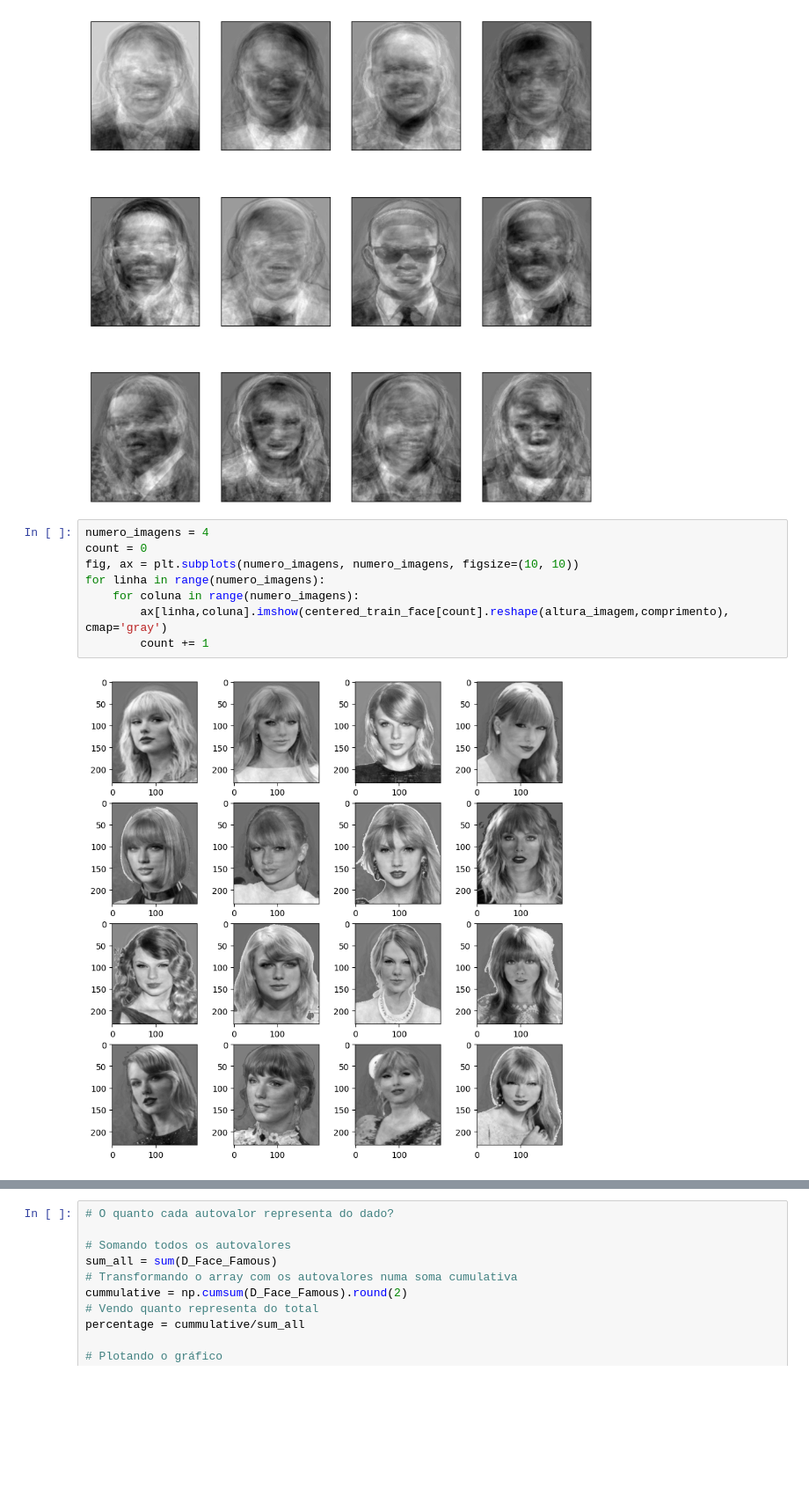
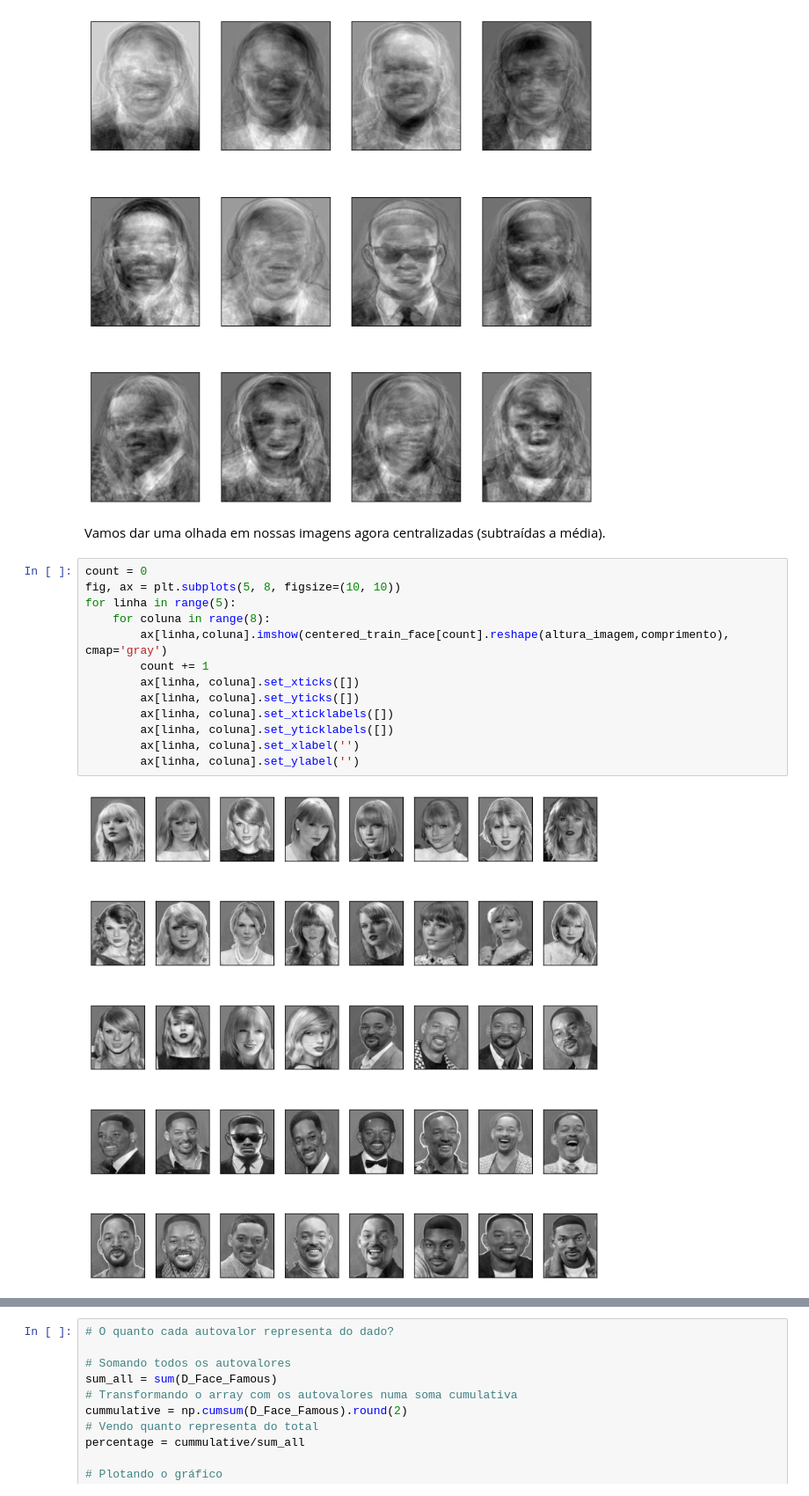
Before and after one commit to PedroPHC25/AL_Trabalho_A2, a Jupyter notebook: eigenswift.ipynb, the cells around one changed output, grey strips where cells are left out. Shown at 88% size. Cells and saved outputs as stored; diff of their text form; blank space fills up the shorter version.

```diff
--- a/eigenswift.ipynb
+++ b/eigenswift.ipynb
@@ -98,13 +98,20 @@ for linha in range(3):
         ax[linha, coluna].set_ylabel('')
 # %% [output]
 [figure]
+# %% [markdown]
+Vamos dar uma olhada em nossas imagens agora centralizadas (subtraídas a média).
 # %%
-numero_imagens = 4
 count = 0
-fig, ax = plt.subplots(numero_imagens, numero_imagens, figsize=(10, 10))
-for linha in range(numero_imagens):
-    for coluna in range(numero_imagens):
+fig, ax = plt.subplots(5, 8, figsize=(10, 10))
+for linha in range(5):
+    for coluna in range(8):
         ax[linha,coluna].imshow(centered_train_face[count].reshape(altura_imagem,comprimento), cmap='gray')
         count += 1
+        ax[linha, coluna].set_xticks([])
+        ax[linha, coluna].set_yticks([])
+        ax[linha, coluna].set_xticklabels([])
+        ax[linha, coluna].set_yticklabels([])
+        ax[linha, coluna].set_xlabel('')
+        ax[linha, coluna].set_ylabel('')
 # %% [output]
-[figure, old version]
+[figure, new version]
```
Also changed, not shown: parts of 8 cells of this notebook.
